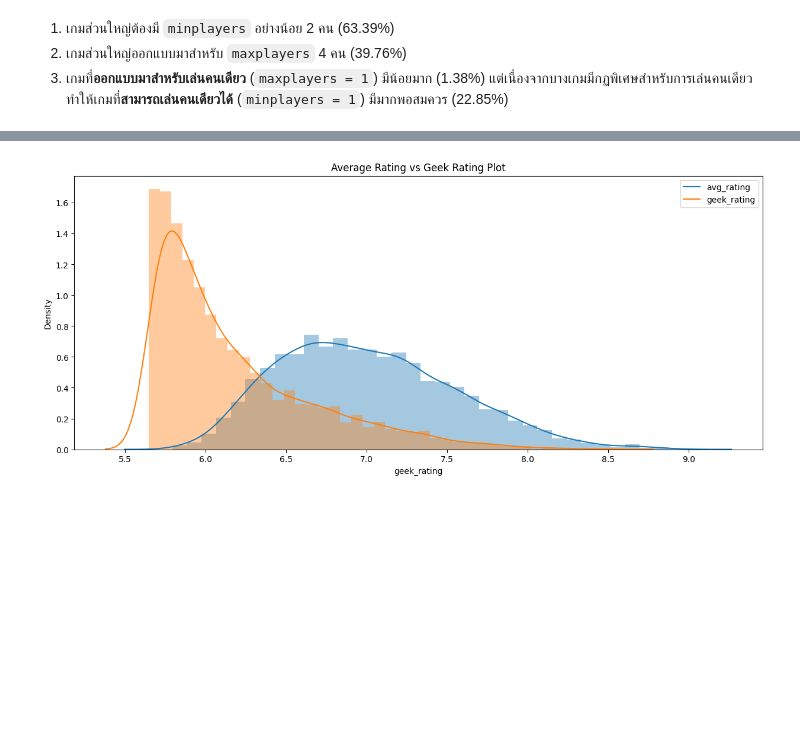
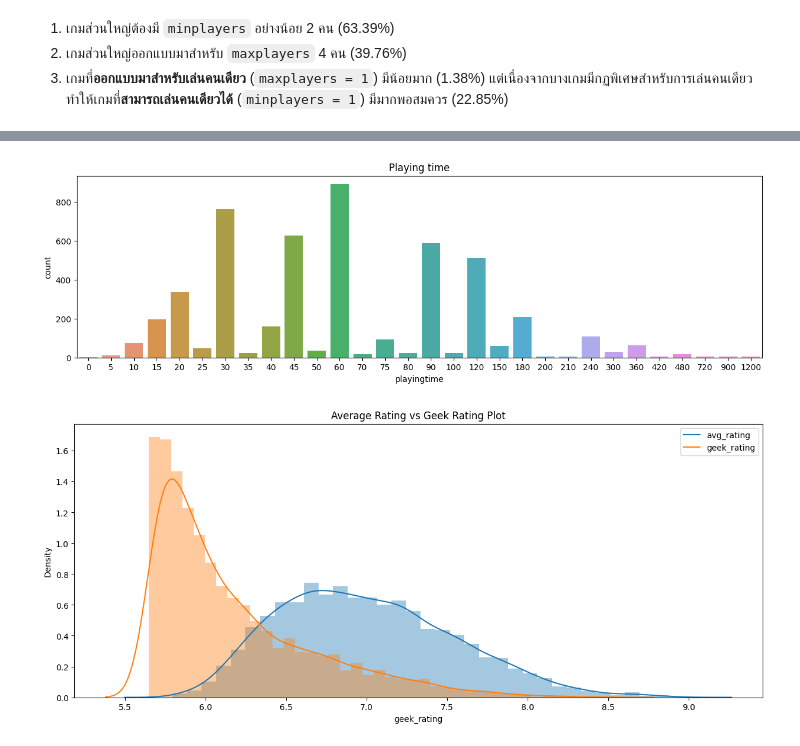
Before and after one commit to Kopzzz/Board-Game-RecCommu, a Jupyter notebook: code/1_Cleaning&EDA_BoardGames.ipynb, the cells around one changed output, grey strips where cells are left out. Drawn from its saved outputs; the diff is of its cells as text; code cells hidden in the pictures; blank space fills up the shorter version.

```diff
--- a/code/1_Cleaning&EDA_BoardGames.ipynb
+++ b/code/1_Cleaning&EDA_BoardGames.ipynb
@@ -251,3 +292,14 @@ plt.show()
+# %%
+df_time = df_bg['playingtime'].value_counts().reset_index()
+df_time.columns = ['playingtime', 'count']
+df_time = df_time[:30]
+# %%
+plt.figure(figsize=(15,4))
+plt.title('Playing time')
+sns.barplot(data=df_time, y='count', x='playingtime')
+plt.show()
+# %% [output]
+[figure, added]
 # %%
 plt.figure(figsize=(15,6))
 plt.title('Average Rating vs Geek Rating Plot')
```
Also changed, not shown: parts of 5 cells of this notebook.
